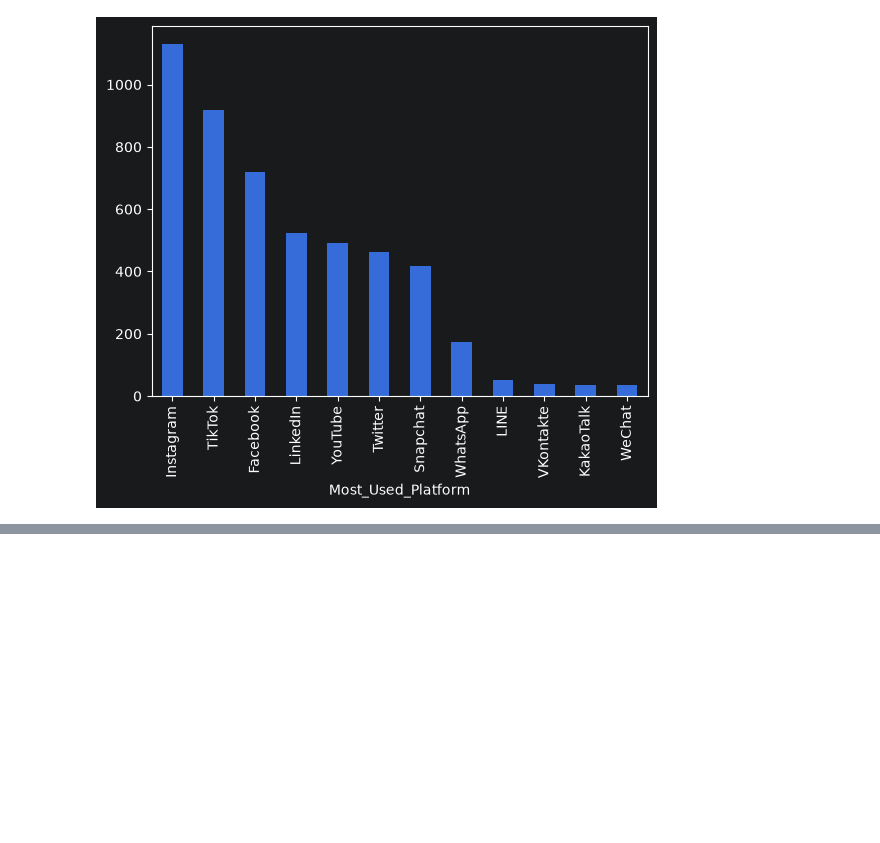
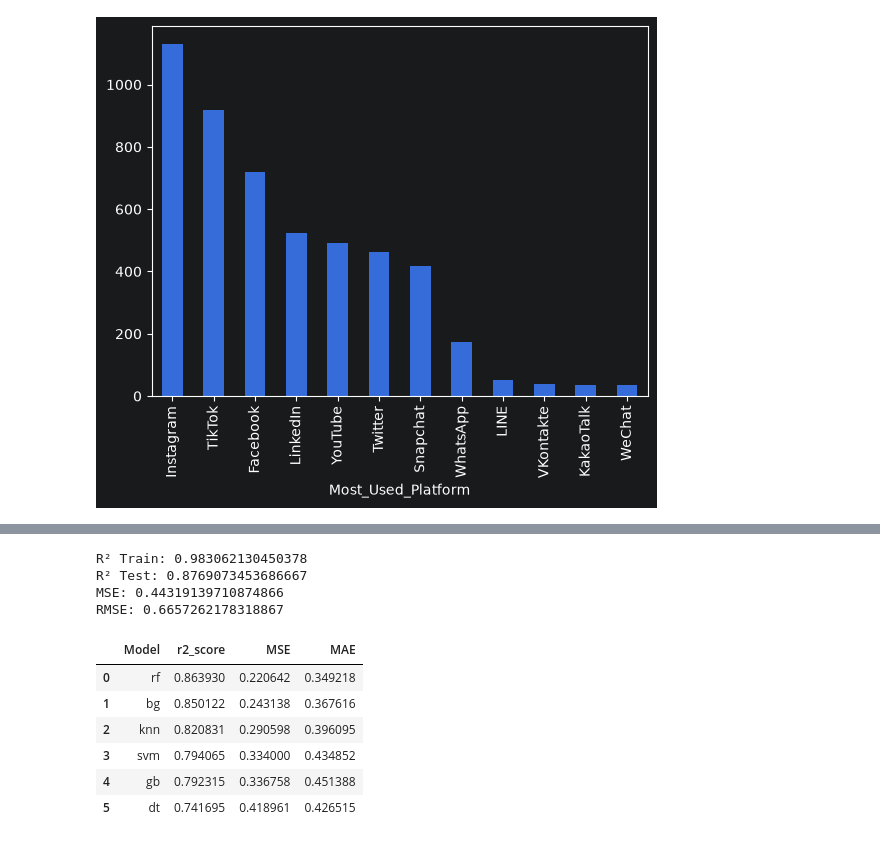
Before and after one commit to SubrathRai/Mental-Health-Score, a Jupyter notebook: ML_Project.ipynb, the cells around one changed output, grey strips where cells are left out. Cells and saved outputs as stored; diff of their text form; code cells hidden in the pictures; blank space fills up the shorter version.

Commit message:
Ml Model Built

```diff
--- a/ML_Project.ipynb
+++ b/ML_Project.ipynb
@@ -204,0 +416,2 @@ plt.show()
+# %%
+rf_pipe.fit(X_train,y_train)
@@ -204,0 +436,18 @@ plt.show()
+# %%
+y_pred_train = rf_pipe.predict(X_train)
+y_pred_test = rf_pipe.predict(X_test)
+
+r2_train = r2_score(y_train, y_pred_train)
+r2_test=r2_score(y_test, y_pred_test)
+mse = mean_squared_error(y_test, y_pred)
+rmse = np.sqrt(mse)
+
+print("R² Train:", r2_train)
+print("R² Test:", r2_test)
+print("MSE:", mse)
+print("RMSE:", rmse)
+# %% [output]
+R² Train: 0.983062130450378
+R² Test: 0.8769073453686667
+MSE: 0.44319139710874866
+RMSE: 0.6657262178318867
@@ -204,0 +482,29 @@ plt.show()
+# %%
+scoring={
+    'r2':'r2',
+    'mse':'neg_mean_squared_error',
+    'mae':'neg_mean_absolute_error'
+}
+# %%
+cv=KFold(n_splits=5,shuffle=True,random_state=0)
+# %%
+final_score=[]
+
+for name,model in models.items():
+    scores=cross_validate(model,X_train,y_train,cv=cv,scoring=scoring,n_jobs=-1)
+    final_score.append({
+        'Model':name,
+        'r2_score':scores['test_r2'].mean(),
+        'MSE':-scores['test_mse'].mean(),
+        'MAE':-scores['test_mae'].mean()
+    })
+# %%
+pd.DataFrame(final_score).sort_values('r2_score',ascending=False).reset_index(drop=True)
+# %% [output]
+|  | Model | r2_score | MSE | MAE |
+| 0 | rf | 0.863930 | 0.220642 | 0.349218 |
+| 1 | bg | 0.850122 | 0.243138 | 0.367616 |
+| 2 | knn | 0.820831 | 0.290598 | 0.396095 |
+| 3 | svm | 0.794065 | 0.334000 | 0.434852 |
+| 4 | gb | 0.792315 | 0.336758 | 0.451388 |
+| 5 | dt | 0.741695 | 0.418961 | 0.426515 |
```
Also changed, not shown: parts of 36 cells of this notebook, 1 other file.
